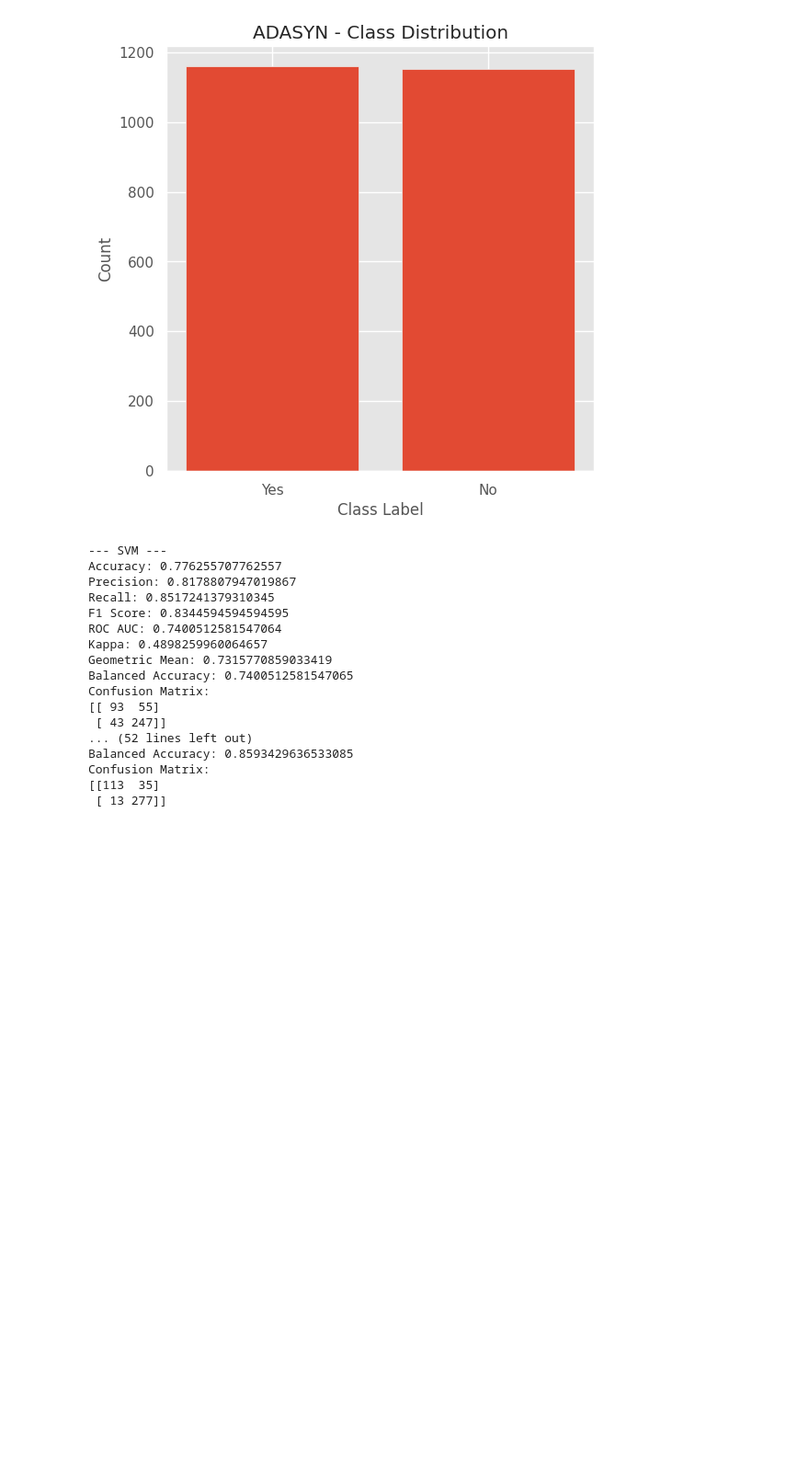
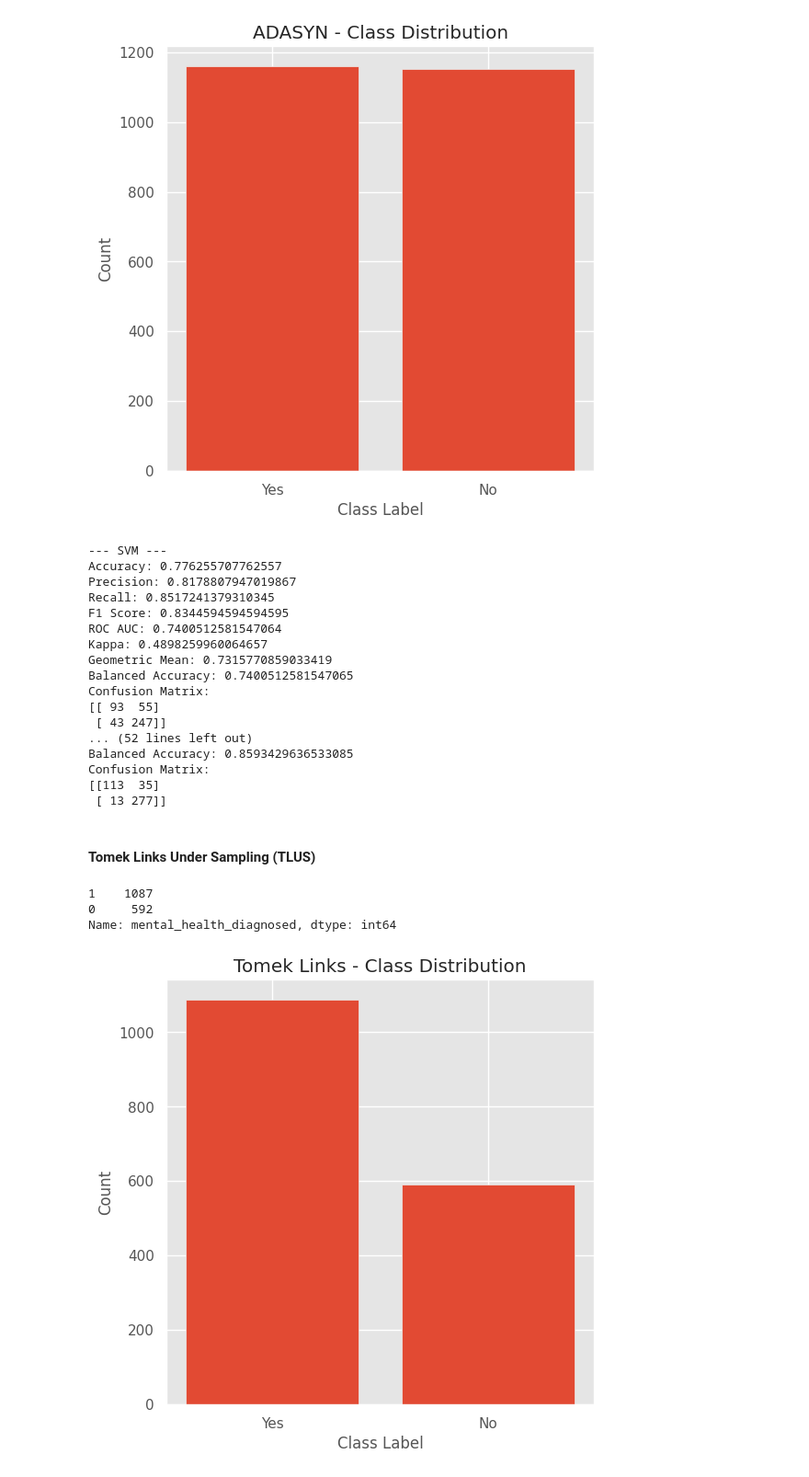
Before and after one commit to tsholofelo-mokheleli/ACIS-2023-New-Zealand, a Jupyter notebook: Experiment.ipynb, the cells around one changed output. Shown at 92% size. Saved outputs shown, nothing was run; the diff lists cells and outputs as text; code cells hidden in the pictures; blank space fills up the shorter version.

```diff
--- a/Experiment.ipynb
+++ b/Experiment.ipynb
@@ -422,3 +422,26 @@ Balanced Accuracy: 0.8593429636533085
 Confusion Matrix:
 [[113  35]
  [ 13 277]]
+# %% [markdown]
+#### **Tomek Links Under Sampling (TLUS)**
+# %%
+tl = TomekLinks()
+X_train_resampled, y_train_resampled = tl.fit_resample(X_train, y_train)
+
+tl_counts = y_train_resampled.value_counts()
+print(tl_counts)
+# %% [output]
+1    1087
+0     592
+Name: mental_health_diagnosed, dtype: int64
+# %%
+tl_counts.index = tl_counts.index.map({1: 'Yes', 0: 'No'})
+
+plt.figure(figsize=(6, 6))
+plt.bar(tl_counts.index, tl_counts.values)
+plt.xlabel('Class Label')
+plt.ylabel('Count')
+plt.title('Tomek Links - Class Distribution')
+plt.show()
+# %% [output]
+[figure, added]
```
Also changed, not shown: parts of 5 cells of this notebook.
